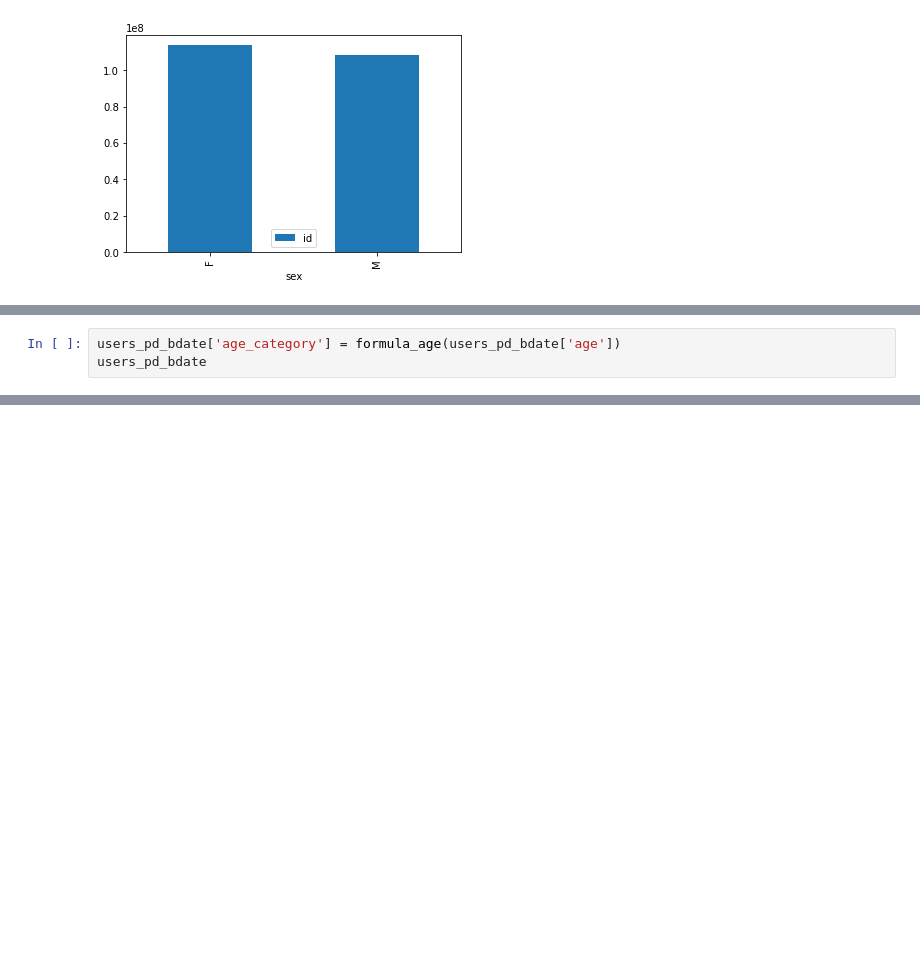
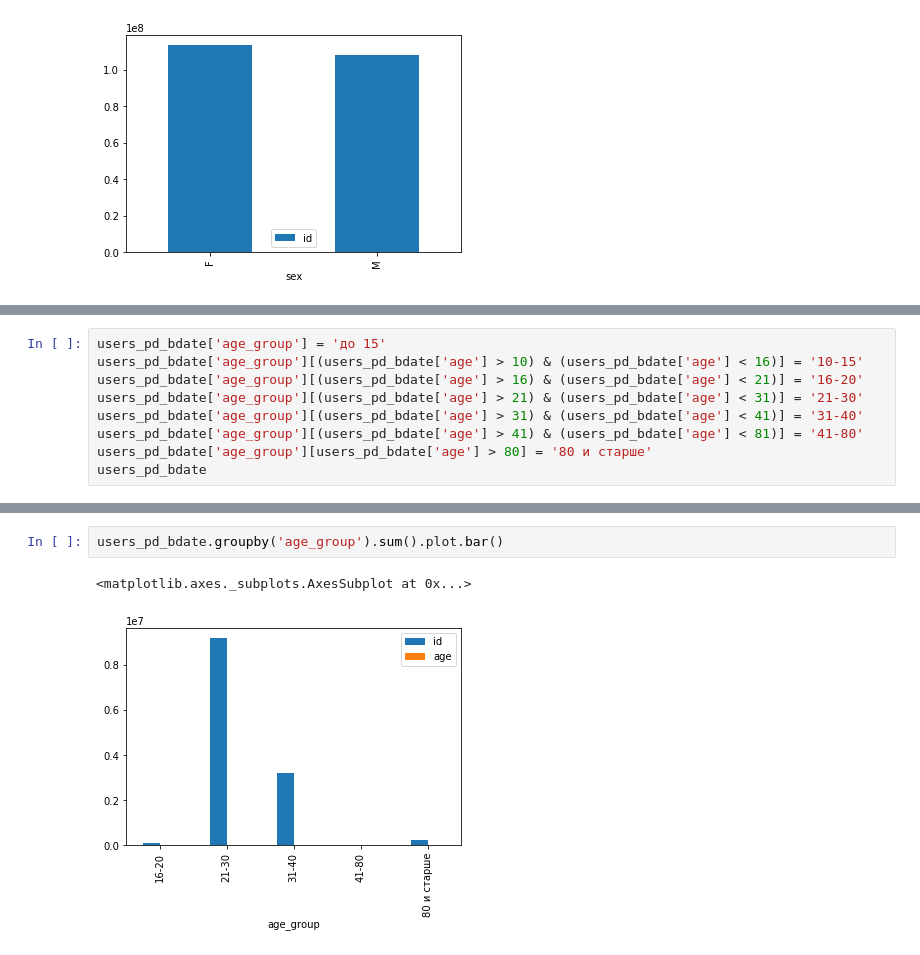
Before and after one commit to pashkovsky/PY2PM, a Jupyter notebook: Final_Project/Diplom_step2.ipynb, the cells around one changed output, grey strips where cells are left out. Drawn from its saved outputs; the diff is of its cells as text; blank space fills up the shorter version.

```diff
--- a/Final_Project/Diplom_step2.ipynb
+++ b/Final_Project/Diplom_step2.ipynb
@@ -269,3 +270,0 @@ def formula_age(days):
-# %%
-users_pd_bdate['age_category'] = formula_age(users_pd_bdate['age'])
-users_pd_bdate
@@ -273,0 +271,9 @@ TypeError: cannot compare a dtyped [float64] array with a scalar of type [bool]
+# %%
+users_pd_bdate['age_group'] = 'до 15'
+users_pd_bdate['age_group'][(users_pd_bdate['age'] > 10) & (users_pd_bdate['age'] < 16)] = '10-15'
+users_pd_bdate['age_group'][(users_pd_bdate['age'] > 16) & (users_pd_bdate['age'] < 21)] = '16-20'
+users_pd_bdate['age_group'][(users_pd_bdate['age'] > 21) & (users_pd_bdate['age'] < 31)] = '21-30'
+users_pd_bdate['age_group'][(users_pd_bdate['age'] > 31) & (users_pd_bdate['age'] < 41)] = '31-40'
+users_pd_bdate['age_group'][(users_pd_bdate['age'] > 41) & (users_pd_bdate['age'] < 81)] = '41-80'
+users_pd_bdate['age_group'][users_pd_bdate['age'] > 80] = '80 и старше'
+users_pd_bdate
@@ -273,0 +319,5 @@ TypeError: cannot compare a dtyped [float64] array with a scalar of type [bool]
+# %%
+users_pd_bdate.groupby('age_group').sum().plot.bar()
+# %% [output]
+<matplotlib.axes._subplots.AxesSubplot at 0x...>
+[figure, added]
```
Also changed, not shown: parts of 21 cells of this notebook, 1 other file.
